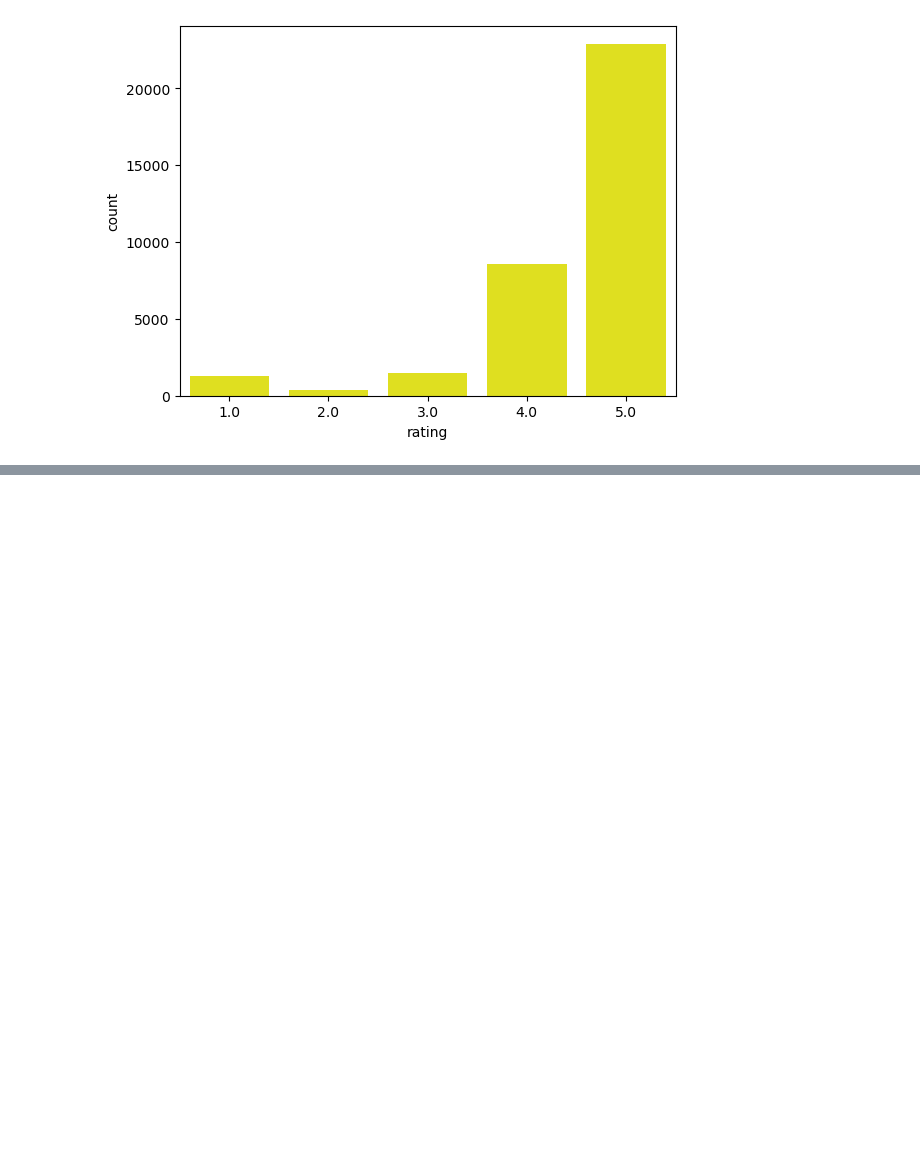
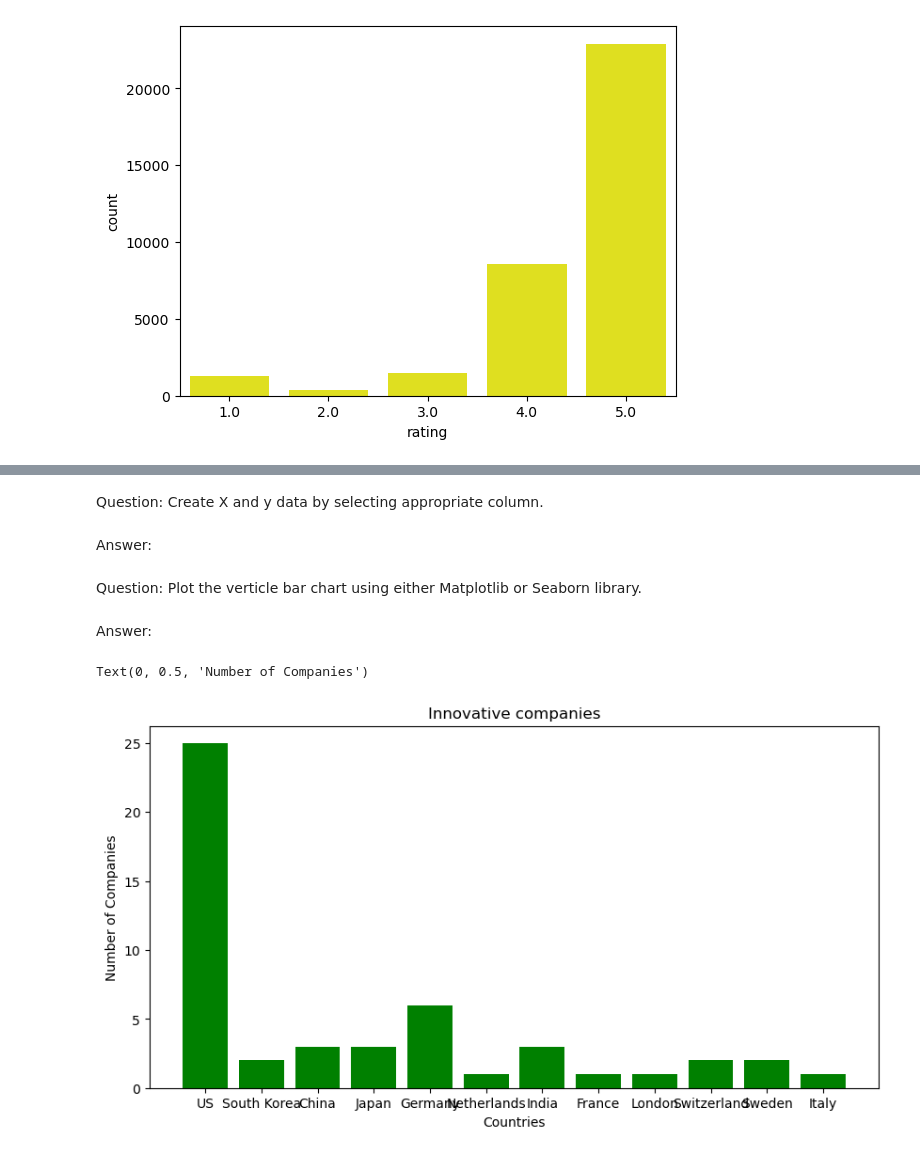
Before and after one commit to shaq31415926/March-Bootcamp, a Jupyter notebook: week5&6/notebooks/bar_chart_&_count_plot.ipynb, the cells around one changed output, grey strips where cells are left out. Saved outputs shown, nothing was run; the diff lists cells and outputs as text; code cells hidden in the pictures; blank space fills up the shorter version.

```diff
--- a/week5&6/notebooks/bar_chart_&_count_plot.ipynb
+++ b/week5&6/notebooks/bar_chart_&_count_plot.ipynb
@@ -154,0 +161,4 @@ sns.countplot(x = 'brand', data = amazon, color = "DarkMagenta", width = 1)
+# %%
+# Reading the CSV file to plot a bar chart
+company = pd.read_csv("../data/company.csv")
+company
@@ -154,0 +179,21 @@ sns.countplot(x = 'brand', data = amazon, color = "DarkMagenta", width = 1)
+# %% [markdown]
+Question: Create X and y data by selecting appropriate column.
+# %% [markdown]
+Answer:
+# %%
+x = company.loc[:,"Countries"]
+y = company.loc[:,"Companies"]
+# %% [markdown]
+Question: Plot the verticle bar chart using either Matplotlib or Seaborn library.
+# %% [markdown]
+Answer:
+# %%
+fig, ax = plt.subplots(figsize=(10, 5))
+# Plot the data using bar() method
+ax.bar(x, y, color='g')
+ax.set_title("Innovative companies")
+ax.set_xlabel("Countries")
+ax.set_ylabel("Number of Companies")
+# %% [output]
+Text(0, 0.5, 'Number of Companies')
+[figure, added]
```
Also changed, not shown: parts of 11 cells of this notebook, 1 other file.
